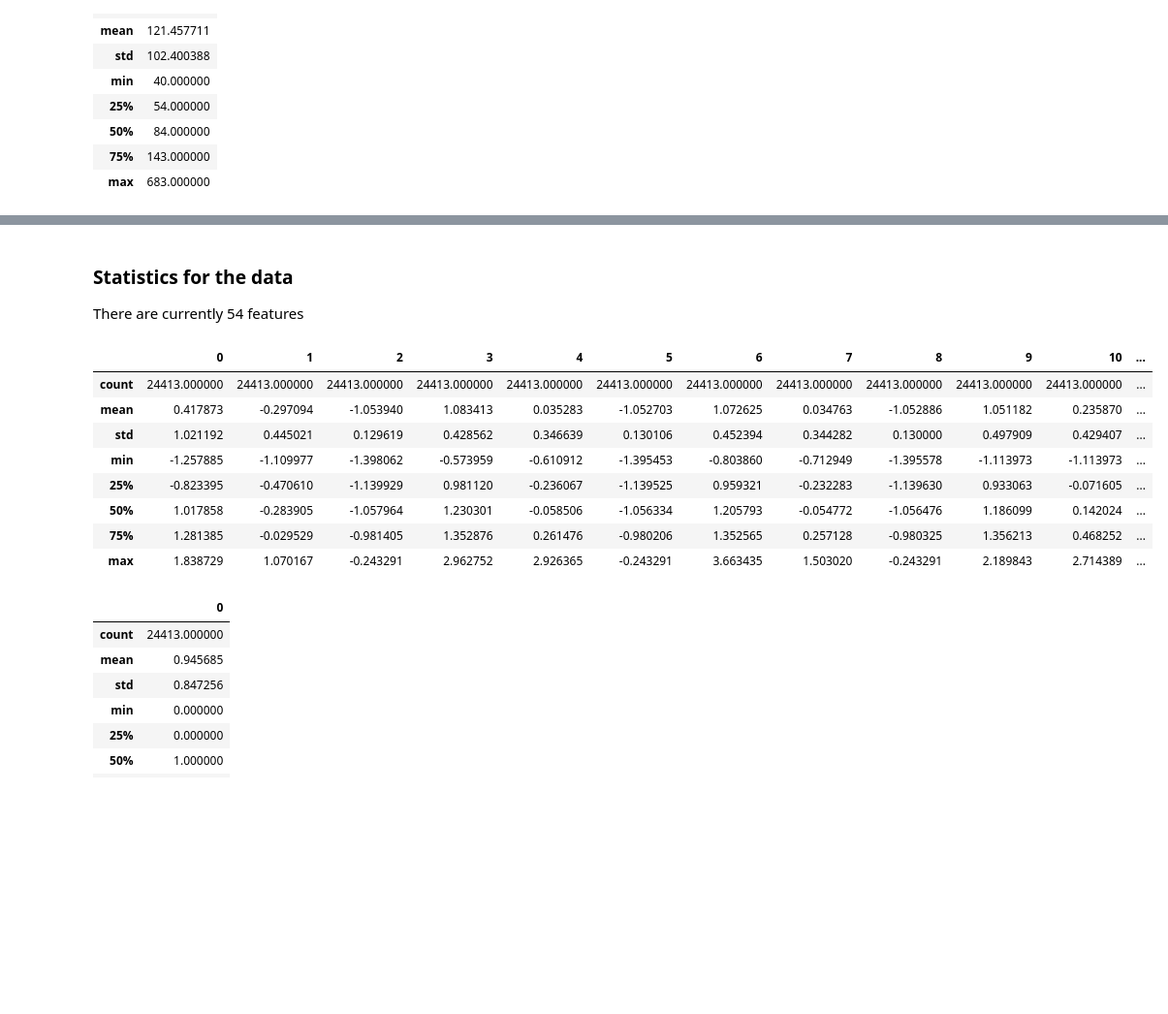
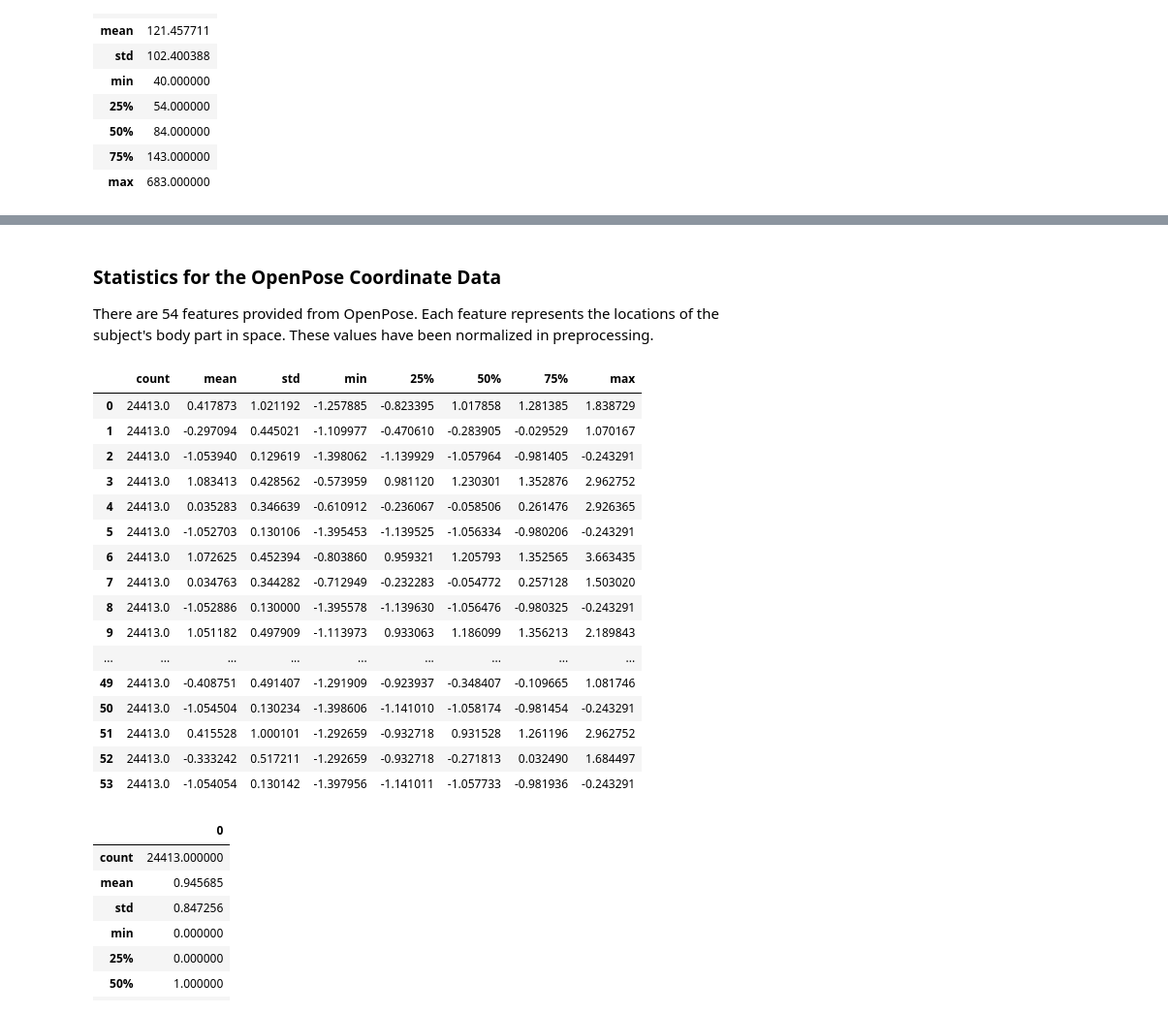
Before and after one commit to leomorpho/confusion_detection, a Jupyter notebook: confusion_detection.ipynb, the cells around one changed output, grey strips where cells are left out. Shown at 97% size. Drawn from its saved outputs; the diff is of its cells as text; code cells hidden in the pictures; blank space fills up the shorter version.

```diff
--- a/confusion_detection.ipynb
+++ b/confusion_detection.ipynb
@@ -33,3 +37,7 @@ HEAD is now at 767ef19 Update READMEs
+# %%
+# Implement a flag to allow/disallow printing of more details
+# Set to true if you want to see more details
+DEBUG_OUTPUT = False
 # %% [markdown]
 ## Preprocess
 # %%
@@ -150,12 +162,8 @@ from jupyter_tools.preprocessing import stitch_frames, normalize
 print(f"Number of raw sequences:        {len(raw_sequences)}")
 parsed_sequences = stitch_frames(raw_sequences, min_dist=50, min_sequence_len=40, max_dropped_frames=4)
 print(f"Number of stitched sequences:   {len(parsed_sequences)}")
-normalized_sequences = normalize(parsed_sequences)
-print(f"Number of normalized sequences: {len(normalized_sequences)}")
-
-# CAUTION: further code should ONLY refer to "preprocessed_sequences".
-# This prevent breakages if code changes.
-preprocessed_sequences = normalized_sequences
+preprocessed_sequences = normalize(parsed_sequences)
+print(f"Number of preprocessed sequences: {len(preprocessed_sequences)}")
 # %% [output]
 Number of raw sequences:        146
 Number of stitched sequences:   201
@@ -163,27 +171,21 @@ Number of normalized sequences: 201
 # %%
 # Get some info on preprocessed_sequences
-number_of_zeroes = 0
-number_of_ones = 0
-number_of_twos = 0
-number_of_threes = 0
+counts = [0,0,0,0]
 total_count = 0
 
 for sequence in preprocessed_sequences:
   for frame in sequence:
     total_count += 1
     if int(frame[0]) == 0:
-      number_of_zeroes += 1
+      counts[0] += 1
     elif int(frame[0]) == 1:
-      number_of_ones += 1
+      counts[1] += 1
     elif int(frame[0]) == 2:
-      number_of_twos += 1
+      counts[2] += 1
     elif int(frame[0]) == 3:
-      number_of_threes += 1
+      counts[3] += 1
 
-print(f"0: {number_of_zeroes}")
-print(f"1: {number_of_ones}")
-print(f"2: {number_of_twos}")
-print(f"3: {number_of_threes}")
+print("counts are: ", counts)
 print(f"total_count: {total_count}")
-print(f"total_count - 0's: {total_count - number_of_zeroes}")
+print(f"total_count - number_of_zeroes: {total_count - counts[0]}")
 # %% [output]
@@ -287,18 +294,28 @@ nn_data_pd type is:  float64
-# %% [markdown]
-### Statistics for the data
-There are currently 54 features
+# %% [markdown]
+### Statistics for the OpenPose Coordinate Data
+There are 54 features provided from OpenPose.
+Each feature represents the locations of the subject's body part in space.
+These values have been normalized in preprocessing.
 # %%
-nn_data_pd.describe()
+nn_data_pd.describe().T
 # %% [output]
-|  | 0 | 1 | 2 | 3 | 4 | 5 | 6 | 7 | 8 | 9 | 10 | ... |
-| count | 24413.000000 | 24413.000000 | 24413.000000 | 24413.000000 | 24413.000000 | 24413.000000 | 24413.000000 | 24413.000000 | 24413.000000 | 24413.000000 | 24413.000000 | ... |
-| mean | 0.417873 | -0.297094 | -1.053940 | 1.083413 | 0.035283 | -1.052703 | 1.072625 | 0.034763 | -1.052886 | 1.051182 | 0.235870 | ... |
-| std | 1.021192 | 0.445021 | 0.129619 | 0.428562 | 0.346639 | 0.130106 | 0.452394 | 0.344282 | 0.130000 | 0.497909 | 0.429407 | ... |
-| min | -1.257885 | -1.109977 | -1.398062 | -0.573959 | -0.610912 | -1.395453 | -0.803860 | -0.712949 | -1.395578 | -1.113973 | -1.113973 | ... |
-| 25% | -0.823395 | -0.470610 | -1.139929 | 0.981120 | -0.236067 | -1.139525 | 0.959321 | -0.232283 | -1.139630 | 0.933063 | -0.071605 | ... |
-| 50% | 1.017858 | -0.283905 | -1.057964 | 1.230301 | -0.058506 | -1.056334 | 1.205793 | -0.054772 | -1.056476 | 1.186099 | 0.142024 | ... |
-| 75% | 1.281385 | -0.029529 | -0.981405 | 1.352876 | 0.261476 | -0.980206 | 1.352565 | 0.257128 | -0.980325 | 1.356213 | 0.468252 | ... |
-| max | 1.838729 | 1.070167 | -0.243291 | 2.962752 | 2.926365 | -0.243291 | 3.663435 | 1.503020 | -0.243291 | 2.189843 | 2.714389 | ... |
+|  | count | mean | std | min | 25% | 50% | 75% | max |
+| 0 | 24413.0 | 0.417873 | 1.021192 | -1.257885 | -0.823395 | 1.017858 | 1.281385 | 1.838729 |
+| 1 | 24413.0 | -0.297094 | 0.445021 | -1.109977 | -0.470610 | -0.283905 | -0.029529 | 1.070167 |
+| 2 | 24413.0 | -1.053940 | 0.129619 | -1.398062 | -1.139929 | -1.057964 | -0.981405 | -0.243291 |
+| 3 | 24413.0 | 1.083413 | 0.428562 | -0.573959 | 0.981120 | 1.230301 | 1.352876 | 2.962752 |
+| 4 | 24413.0 | 0.035283 | 0.346639 | -0.610912 | -0.236067 | -0.058506 | 0.261476 | 2.926365 |
+| 5 | 24413.0 | -1.052703 | 0.130106 | -1.395453 | -1.139525 | -1.056334 | -0.980206 | -0.243291 |
+| 6 | 24413.0 | 1.072625 | 0.452394 | -0.803860 | 0.959321 | 1.205793 | 1.352565 | 3.663435 |
+| 7 | 24413.0 | 0.034763 | 0.344282 | -0.712949 | -0.232283 | -0.054772 | 0.257128 | 1.503020 |
+| 8 | 24413.0 | -1.052886 | 0.130000 | -1.395578 | -1.139630 | -1.056476 | -0.980325 | -0.243291 |
+| 9 | 24413.0 | 1.051182 | 0.497909 | -1.113973 | 0.933063 | 1.186099 | 1.356213 | 2.189843 |
+| ... | ... | ... | ... | ... | ... | ... | ... | ... |
+| 49 | 24413.0 | -0.408751 | 0.491407 | -1.291909 | -0.923937 | -0.348407 | -0.109665 | 1.081746 |
+| 50 | 24413.0 | -1.054504 | 0.130234 | -1.398606 | -1.141010 | -1.058174 | -0.981454 | -0.243291 |
+| 51 | 24413.0 | 0.415528 | 1.000101 | -1.292659 | -0.932718 | 0.931528 | 1.261196 | 2.962752 |
+| 52 | 24413.0 | -0.333242 | 0.517211 | -1.292659 | -0.932718 | -0.271813 | 0.032490 | 1.684497 |
+| 53 | 24413.0 | -1.054054 | 0.130142 | -1.397956 | -1.141011 | -1.057733 | -0.981936 | -0.243291 |
 # %%
 nn_target_pd.describe()
 # %% [output]
```
Also changed, not shown: parts of 28 cells of this notebook, 2 other files.
